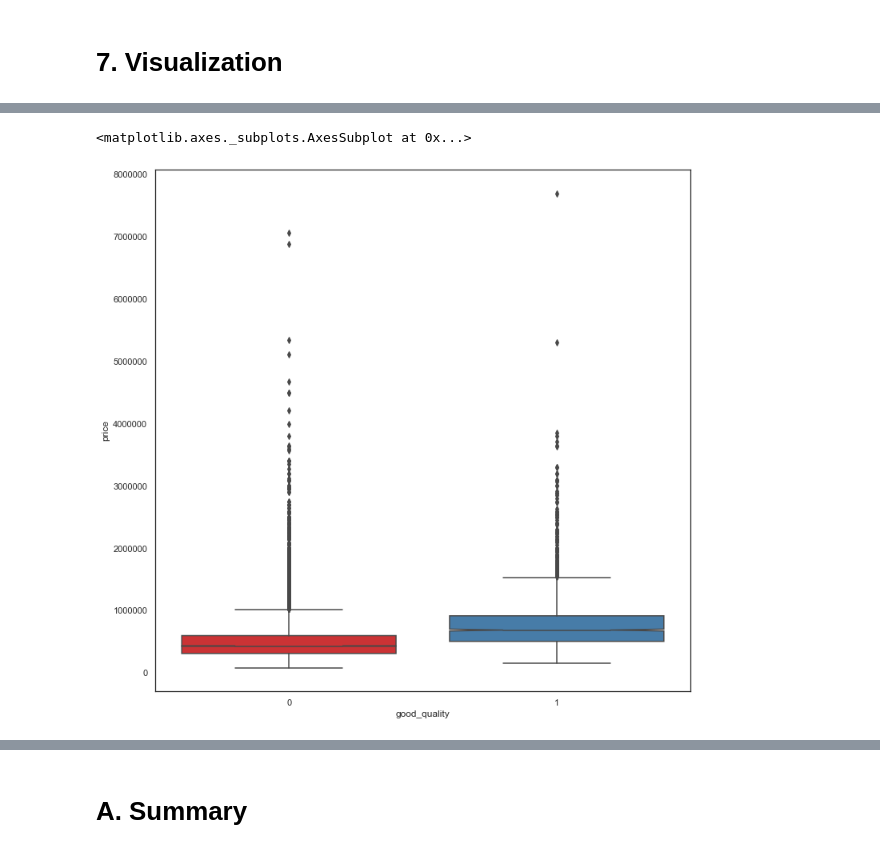
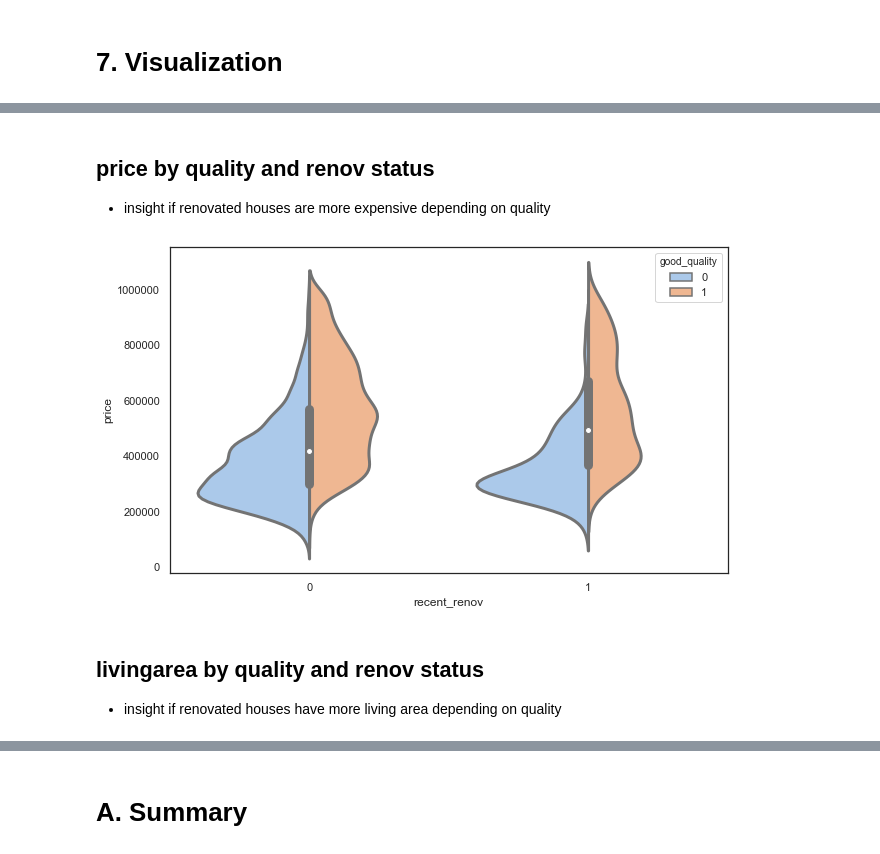
Before and after one commit to Karsten-Yan/200303_House_Prices_Project, a Jupyter notebook: 200303_Karsten_Yan_Project1.ipynb, the cells around one changed output, grey strips where cells are left out. Drawn from its saved outputs; the diff is of its cells as text; code cells hidden in the pictures.

```diff
--- a/200303_Karsten_Yan_Project1.ipynb
+++ b/200303_Karsten_Yan_Project1.ipynb
@@ -225,0 +213,3 @@ df_clean.head()
+# %%
+df_clean.columns = [elm.replace(".","_") for elm in list(df_clean.columns)]
+df_clean.head()
@@ -228,5 +229,4 @@ df_clean.head()
 # %%
-df_clean = df_clean.drop(["date","zipcode","lat","long"], axis = 1)
+df_clean = df_clean.drop(["date","lat","long"], axis = 1)
 df_clean=df_clean.dropna()
 df_clean=df_clean.drop(index=15856)
-df_clean.sort_values("bedrooms")
@@ -250,0 +237,5 @@ plt.hist(df_clean.yr_since_renov, bins =20);
+# %%
+df_clean = df_clean[df_clean["price"] <= 1000000]
+df_clean = df_clean[df_clean["sqft_lot"] <= 20000]
+df_clean = df_clean[df_clean["sqft_living"] <= 5000]
+df_clean.shape
@@ -311,4 +300,0 @@ plt.scatter(x=df_clean.br_br_ratio, y=df_clean.price);
-# %%
-renov_bins = pd.cut(df_clean.yr_since_renov, 5)
-renov_bins = renov_bins.rename("renov_bins")
-df_clean = df_clean.join(renov_bins)
@@ -737,8 +557,16 @@ Index(['price', 'bedrooms', 'bathrooms', 'sqft_living', 'sqft_lot', 'floors',
+# %% [markdown]
+## price by quality and renov status
+
+* insight if renovated houses are more expensive depending on quality
 # %%
-plt.figure (figsize=(12,12))
-sns.boxplot(x=df_clean.good_quality,y=df_clean.price, notch = True)
-#plt.yscale("log");
+plt.figure (figsize=(10,6))
+sns.violinplot(x=df_clean.recent_renov,y=df_clean.price,
+            hue=df_clean.good_quality,split=True, linewidth=3)
+plt.savefig('figures/price_by_renov_status.png',dpi=300);
 # %% [output]
-<matplotlib.axes._subplots.AxesSubplot at 0x...>
-[figure, old version]
+[figure, new version]
+# %% [markdown]
+## livingarea by quality and renov status
+
+* insight if renovated houses have more living area depending on quality
 # %%
```
Also changed, not shown: parts of 132 cells of this notebook, 22 other files.
